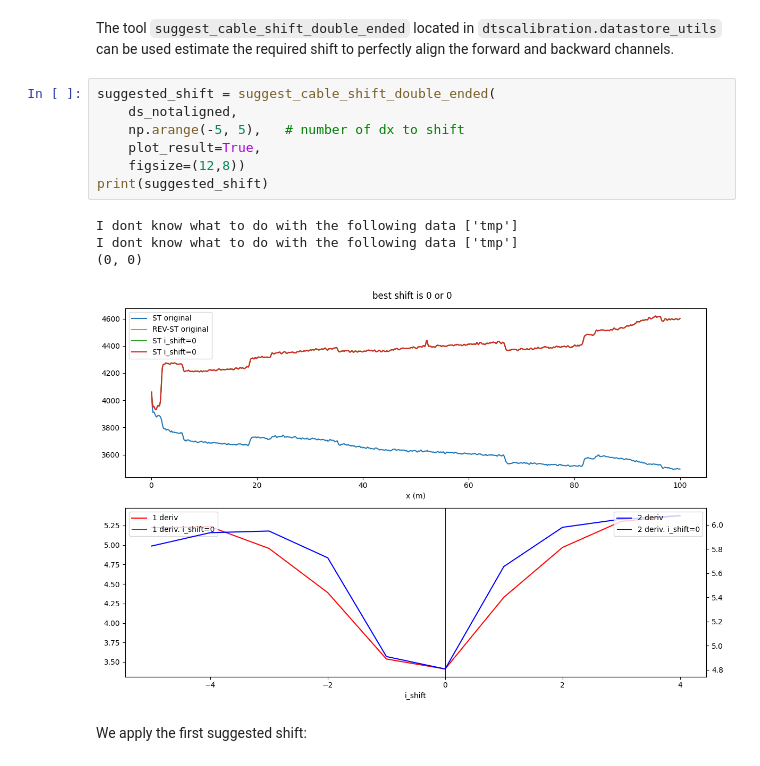
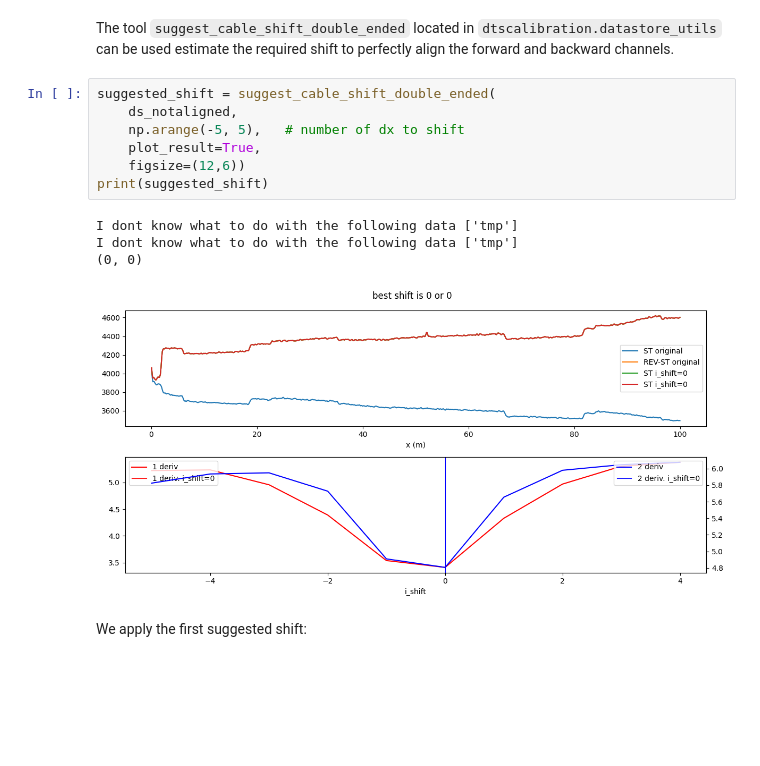
Before and after one commit to dtscalibration/python-dts-calibration, a Jupyter notebook: examples/notebooks/08Calibrate_double_ended.ipynb, the cells around one changed output. Saved outputs shown, nothing was run; the diff lists cells and outputs as text; blank space fills up the shorter version.

```diff
--- a/examples/notebooks/08Calibrate_double_ended.ipynb
+++ b/examples/notebooks/08Calibrate_double_ended.ipynb
@@ -52,15 +52,15 @@ The tool `suggest_cable_shift_double_ended` located in `dtscalibration.datastore
 # %%
 suggested_shift = suggest_cable_shift_double_ended(
     ds_notaligned,
     np.arange(-5, 5),   # number of dx to shift
     plot_result=True,
-    figsize=(12,8))
+    figsize=(12,6))
 print(suggested_shift)
 # %% [output]
 I dont know what to do with the following data ['tmp']
 I dont know what to do with the following data ['tmp']
 (0, 0)
-[figure, old version]
+[figure, new version]
 # %% [markdown]
 We apply the first suggested shift:
 # %%
```
Also changed, not shown: parts of 9 cells of this notebook.
